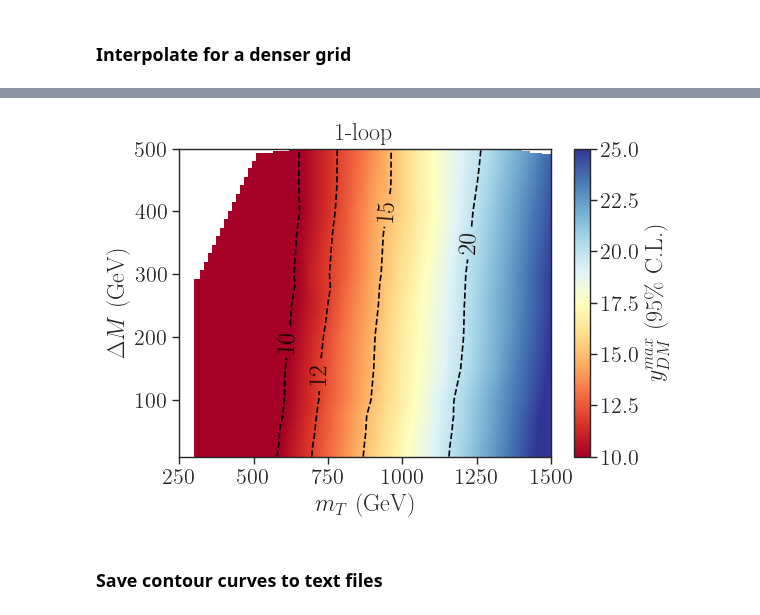
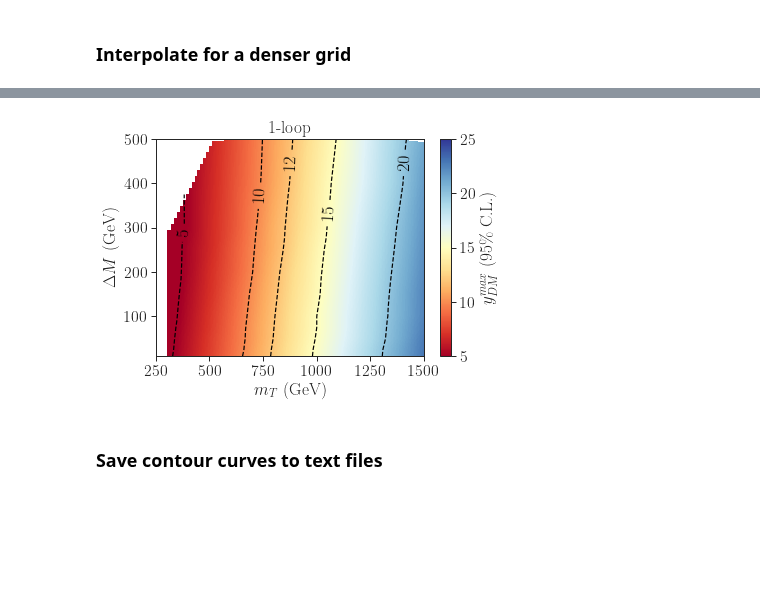
Before and after one commit to andlessa/SMStoEFT, a Jupyter notebook: notebooks/constraints/plotExclusion-CMS_mtt-eft.ipynb, the cells around one changed output, grey strips where cells are left out. Cells and saved outputs as stored; diff of their text form; code cells hidden in the pictures; blank space fills up the shorter version.

```diff
--- a/notebooks/constraints/plotExclusion-CMS_mtt-eft.ipynb
+++ b/notebooks/constraints/plotExclusion-CMS_mtt-eft.ipynb
@@ -96,10 +96,14 @@ plt.show()
 # %% [markdown]
 ### Interpolate for a denser grid
 # %%
+x = recastData['mST']
+y = recastData['mChi']
+dm = x-y
+z = recastData['yDM (95% C.L.)']
 # Interpolate to create more points
 xnew,ynew,znew = interpolateData(x,dm,z)
 # Get contours
-cValues = sorted([10.,12.,15.,20.])
+cValues = sorted([5.0,10.,12.,15.,20.])
 contoursDict = getContours(xnew,ynew,znew,cValues)
 # %%
 plt.figure(figsize=(6,4))
@@ -148,17 +151,17 @@ recastData[recastData['mST'] ==500.][['mST','mChi','yDM (95% C.L.)']]
 # %%
 plt.figure(figsize=(6,4))
 plt.imshow(znew.T, extent=[x.min(),x.max(), dm.min(), dm.max()], origin='lower',
-                  cmap=cm,aspect='auto',vmin=10,vmax=25)
+                  cmap=cm,aspect='auto',vmin=5,vmax=25)
 plt.colorbar(label=r'$y_{DM}^{max}$ (95\% C.L.)')
 plt.xlabel(r'$m_{T}$ (GeV)')
 plt.ylabel(r'$\Delta M$ (GeV)')
 contours = plt.contour(xnew, ynew, znew, cValues, colors='black',linestyles='dashed')
 plt.clabel(contours, inline=True, fontsize=18)
 plt.title('1-loop')
 plt.xlim(250.,1500.)
 plt.show()
 # %% [output]
-[figure, old version]
+[figure, new version]
 # %% [markdown]
 ### Save contour curves to text files
 # %%
```
Also changed, not shown: parts of 7 cells of this notebook, 13 other files.
